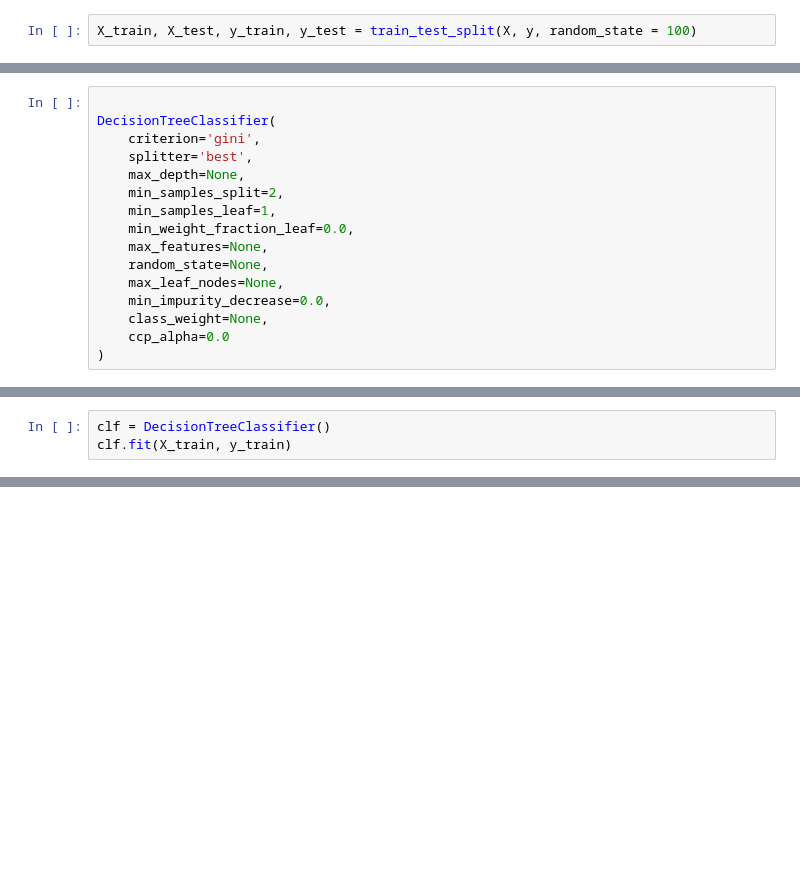
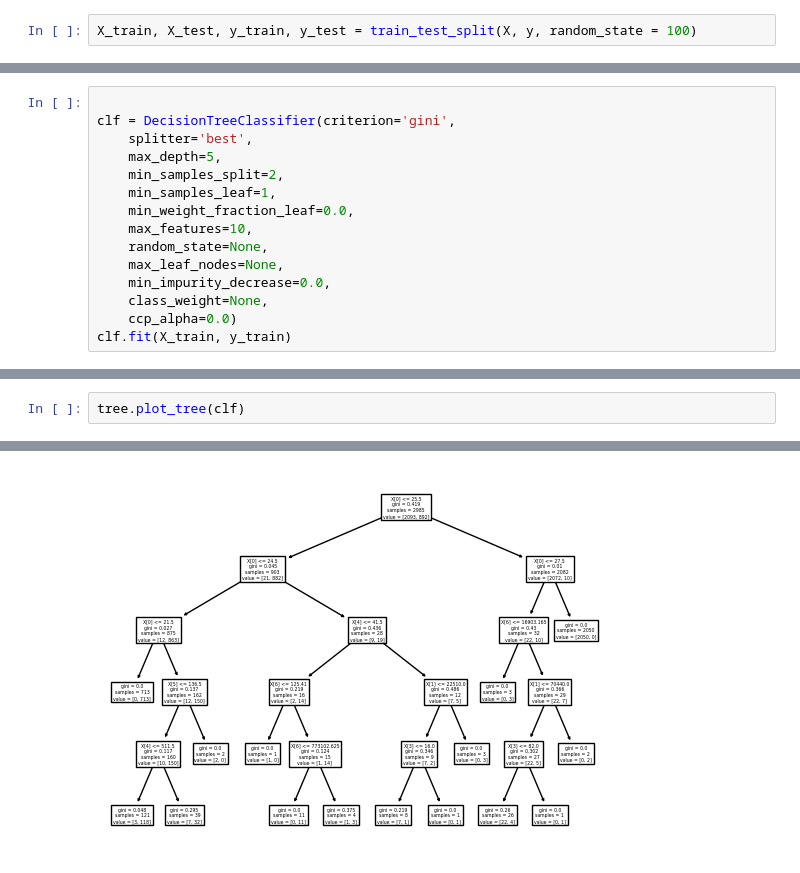
Before and after one commit to THKoeln-DIS29/2022-dis29-team4, a Jupyter notebook: desiciontree_test.ipynb, the cells around one changed output, grey strips where cells are left out. Cells and saved outputs as stored; diff of their text form; blank space fills up the shorter version.

Commit message:
tested a bit more
added one more feature
changed number of max depths to 5
changed max features to 10
still bamboozeld by accuracy

```diff
--- a/desiciontree_test.ipynb
+++ b/desiciontree_test.ipynb
@@ -49,17 +66,16 @@ X_train, X_test, y_train, y_test = train_test_split(X, y, random_state = 100)
 # %%
 
-DecisionTreeClassifier(
-    criterion='gini',
+clf = DecisionTreeClassifier(criterion='gini',
     splitter='best',
-    max_depth=None,
+    max_depth=5,
     min_samples_split=2,
     min_samples_leaf=1,
     min_weight_fraction_leaf=0.0,
-    max_features=None,
+    max_features=10,
     random_state=None,
     max_leaf_nodes=None,
     min_impurity_decrease=0.0,
     class_weight=None,
-    ccp_alpha=0.0
-)
+    ccp_alpha=0.0)
+clf.fit(X_train, y_train)
 # %% [output]
@@ -67,3 +82,0 @@ DecisionTreeClassifier()
-# %%
-clf = DecisionTreeClassifier()
-clf.fit(X_train, y_train)
@@ -80,0 +92,3 @@ print(accuracy_score(y_test, predictions))
+# %%
+tree.plot_tree(clf)
+# %% [output]
@@ -80,0 +112 @@ print(accuracy_score(y_test, predictions))
+[figure, added]
```
Also changed, not shown: parts of 10 cells of this notebook.
